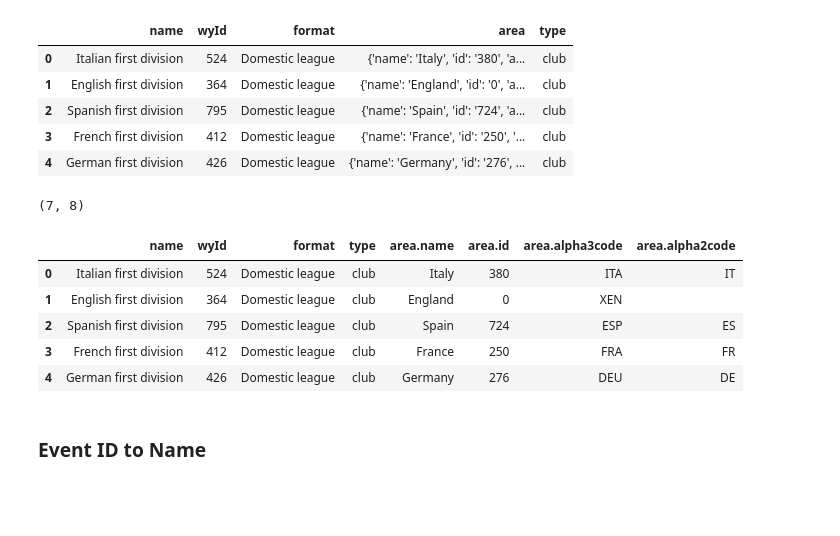
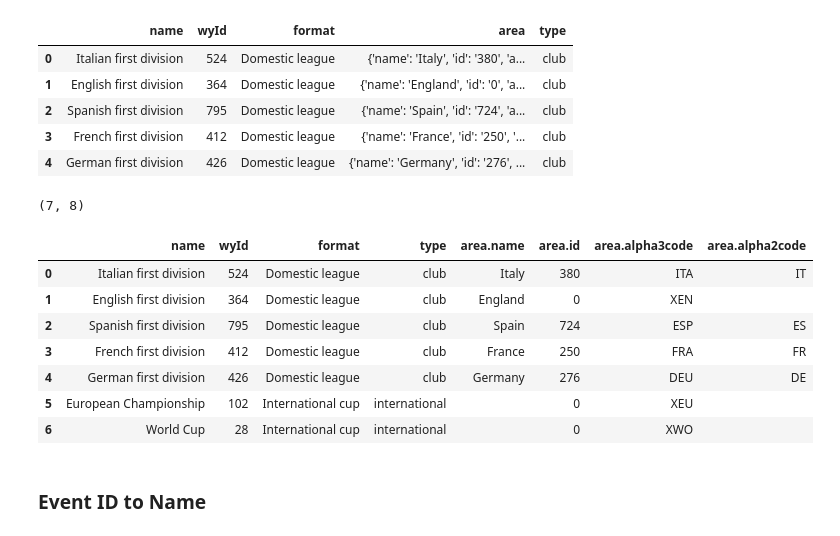
Before and after one commit to dilancroos/data_science_project, a Jupyter notebook: data_observation.ipynb, the cells around one changed output. Drawn from its saved outputs; the diff is of its cells as text; code cells hidden in the pictures; blank space fills up the shorter version.

```diff
--- a/data_observation.ipynb
+++ b/data_observation.ipynb
@@ -79,17 +81,19 @@ competitions_df.head()
 # %%
 # with normalization
 
 competitions_df_norm = get_Normalized_DataFrame('data/competitions.json')
 print(competitions_df_norm.shape)
-competitions_df_norm.head()
+competitions_df_norm
 # %% [output]
 (7, 8)
 |  | name | wyId | format | type | area.name | area.id | area.alpha3code | area.alpha2code |
 | 0 | Italian first division | 524 | Domestic league | club | Italy | 380 | ITA | IT |
 | 1 | English first division | 364 | Domestic league | club | England | 0 | XEN |  |
 | 2 | Spanish first division | 795 | Domestic league | club | Spain | 724 | ESP | ES |
 | 3 | French first division | 412 | Domestic league | club | France | 250 | FRA | FR |
 | 4 | German first division | 426 | Domestic league | club | Germany | 276 | DEU | DE |
+| 5 | European Championship | 102 | International cup | international |  | 0 | XEU |  |
+| 6 | World Cup | 28 | International cup | international |  | 0 | XWO |  |
 # %% [markdown]
 ### Event ID to Name
 # %%
```
Also changed, not shown: parts of 1 cell of this notebook, 1 other file.
